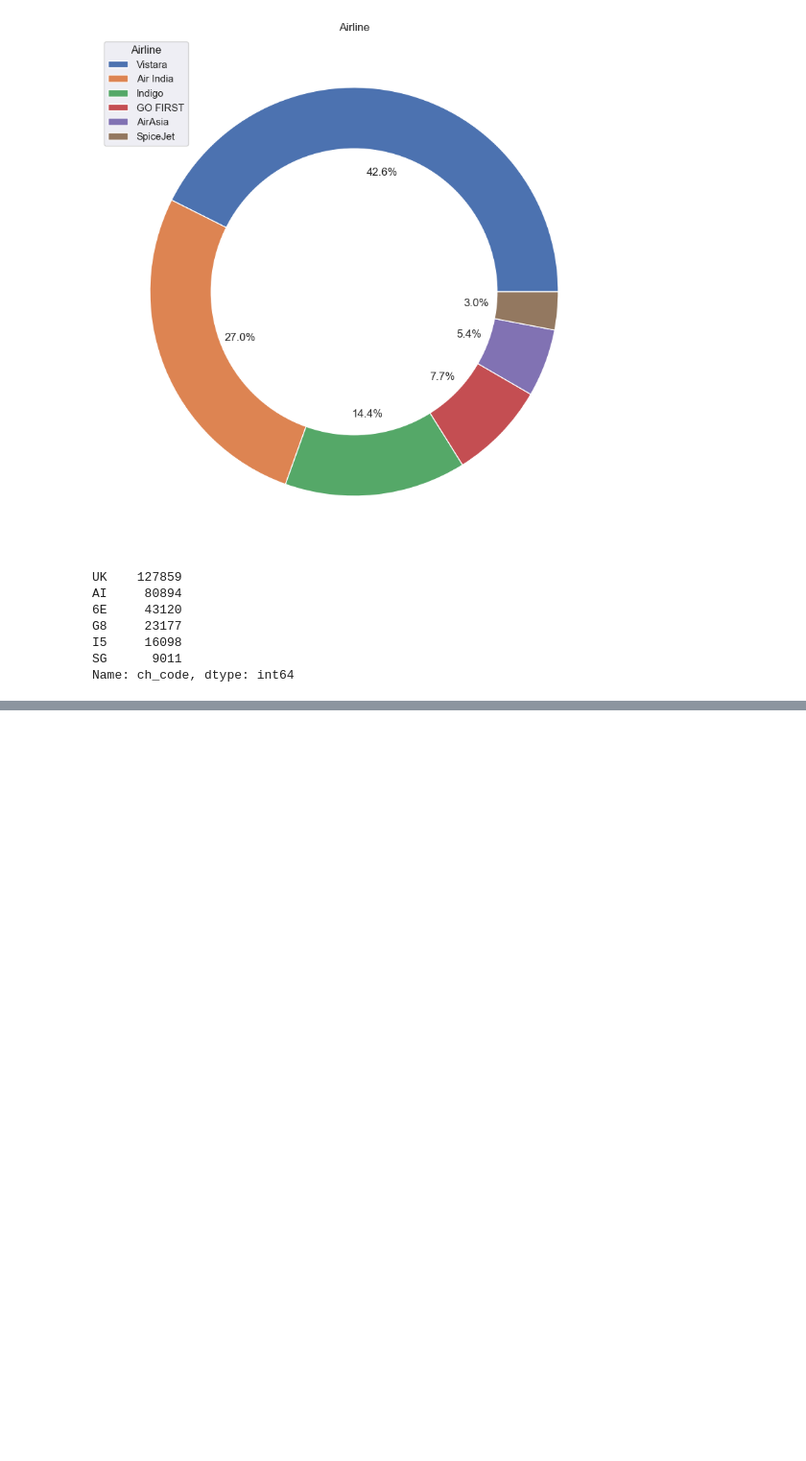
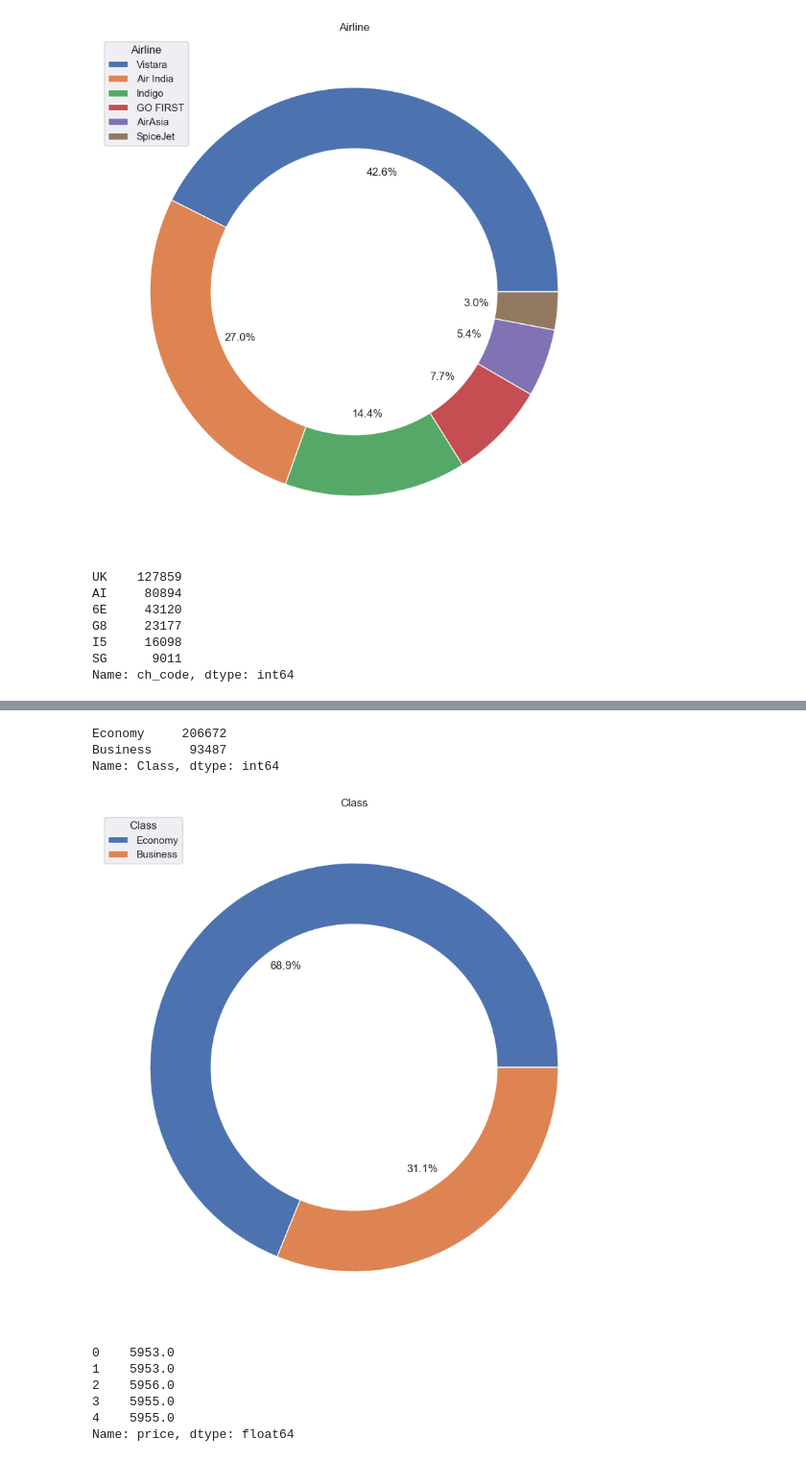
Before and after one commit to pinilDissanayaka/Flight-Price-Prediction, a Jupyter notebook: Notebooks/EDA and Cleaning.ipynb, the cells around one changed output, grey strips where cells are left out. Shown at 96% size. Saved outputs shown, nothing was run; the diff lists cells and outputs as text; code cells hidden in the pictures; blank space fills up the shorter version.

```diff
--- a/Notebooks/EDA and Cleaning.ipynb
+++ b/Notebooks/EDA and Cleaning.ipynb
@@ -182,0 +352,16 @@ Name: airline, dtype: int64
+# %%
+pie_plot(x = 'Class', title = 'Class')
+# %% [output]
+Economy     206672
+Business     93487
+Name: Class, dtype: int64
+[figure, added]
+# %%
+df['price'].head()
+# %% [output]
+0    5953.0
+1    5953.0
+2    5956.0
+3    5955.0
+4    5955.0
+Name: price, dtype: float64
```
Also changed, not shown: parts of 36 cells of this notebook, 1 other file.
